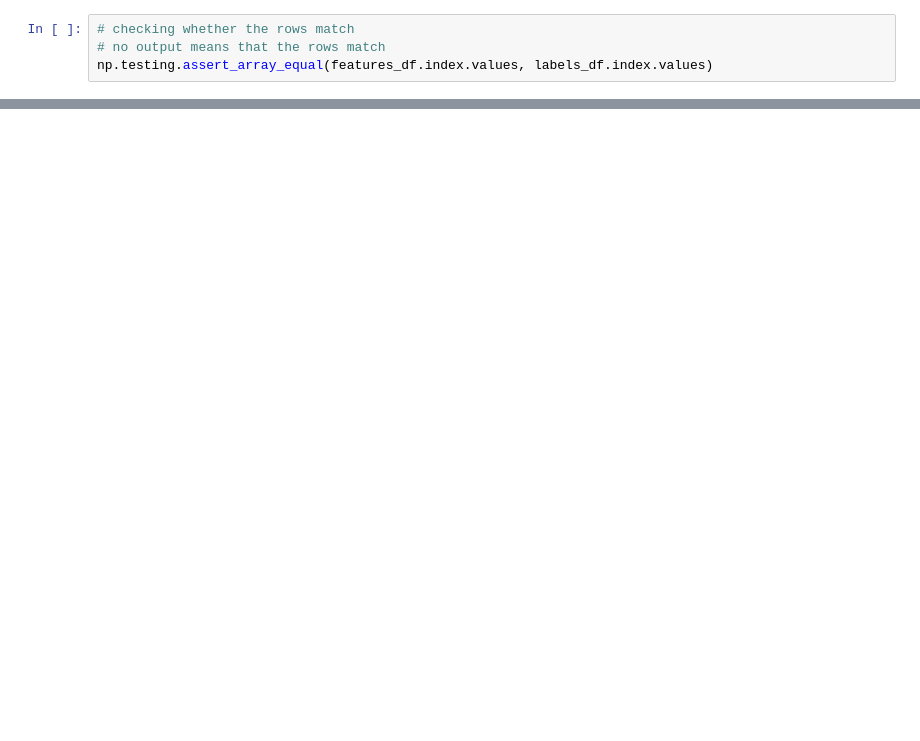
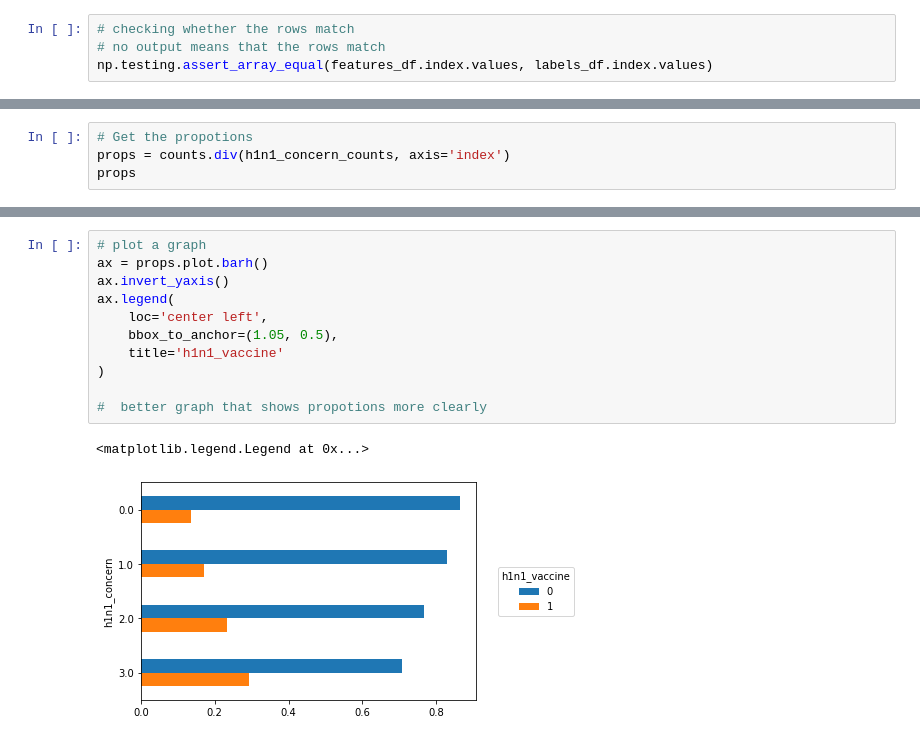
Before and after one commit to JamesMokua/Flu-Shot-Learning-Predict-H1N1-and-Seasonal-Flu-Vaccines, a Jupyter notebook: Flu_test2.ipynb, the cells around one changed output, grey strips where cells are left out. Cells and saved outputs as stored; diff of their text form; blank space fills up the shorter version.

```diff
--- a/Flu_test2.ipynb
+++ b/Flu_test2.ipynb
@@ -43,0 +130,4 @@ np.testing.assert_array_equal(features_df.index.values, labels_df.index.values)
+# %%
+# Get the propotions
+props = counts.div(h1n1_concern_counts, axis='index')
+props
@@ -43,0 +141,14 @@ np.testing.assert_array_equal(features_df.index.values, labels_df.index.values)
+# %%
+# plot a graph
+ax = props.plot.barh()
+ax.invert_yaxis()
+ax.legend(
+    loc='center left',
+    bbox_to_anchor=(1.05, 0.5),
+    title='h1n1_vaccine'
+)
+
+#  better graph that shows propotions more clearly
+# %% [output]
+<matplotlib.legend.Legend at 0x...>
+[figure, added]
```
Also changed, not shown: parts of 10 cells of this notebook.
